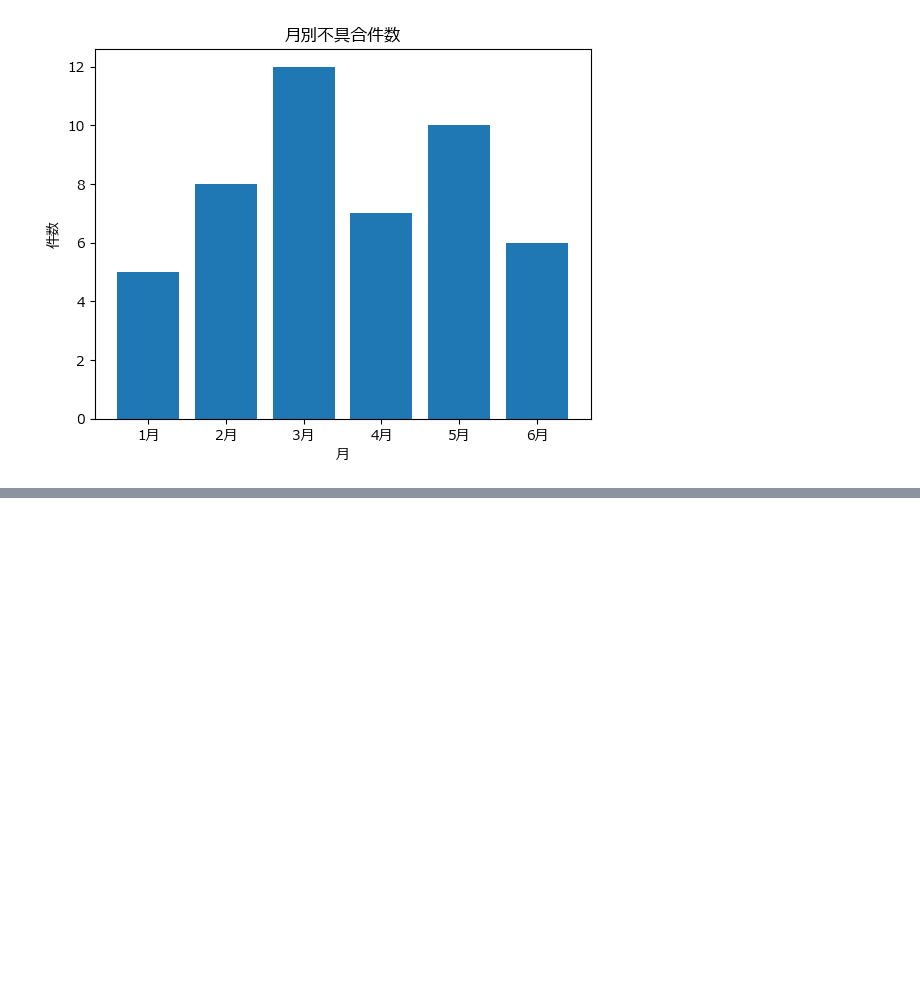
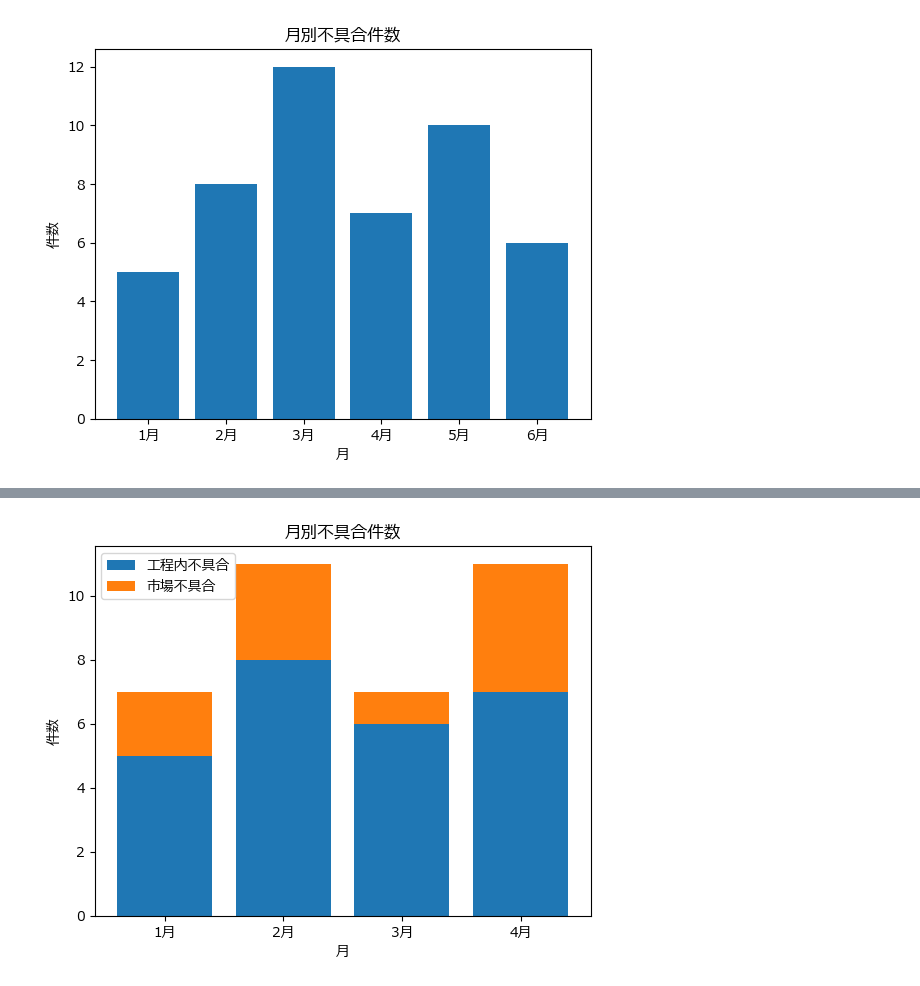
Before and after one commit to kjfarm1225/pyq_practice, a Jupyter notebook: 140_3_pie_bar_chart/140-3_pie_bar_chart.ipynb, the cells around one changed output, grey strips where cells are left out. Cells and saved outputs as stored; diff of their text form; code cells hidden in the pictures; blank space fills up the shorter version.

```diff
--- a/140_3_pie_bar_chart/140-3_pie_bar_chart.ipynb
+++ b/140_3_pie_bar_chart/140-3_pie_bar_chart.ipynb
@@ -255,0 +324,27 @@ plt.show()
+# %%
+plt.rcParams["font.family"] = "Meiryo"
+# %%
+months = ["1月", "2月", "3月", "4月"]
+in_process = [5, 8, 6, 7]
+market = [2, 3, 1, 4]
+# %%
+fig, ax = plt.subplots()
+
+ax.bar([1, 2, 3, 4],
+        in_process,
+        tick_label=months,
+        label="工程内不具合")
+ax.bar([1, 2, 3, 4],
+       market,
+       bottom=in_process,
+       tick_label=months,
+       label="市場不具合")
+
+ax.set_title("月別不具合件数")
+ax.set_xlabel("月")
+ax.set_ylabel("件数")
+ax.legend()
+
+plt.show()
+# %% [output]
+[figure, added]
```
Also changed, not shown: parts of 10 cells of this notebook.
